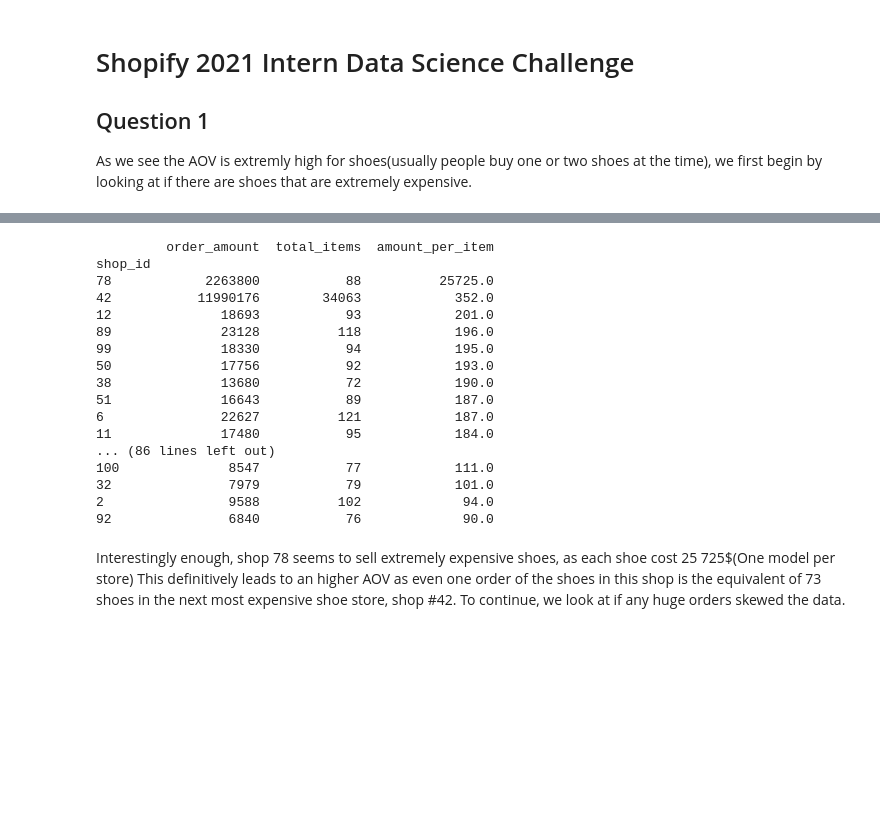
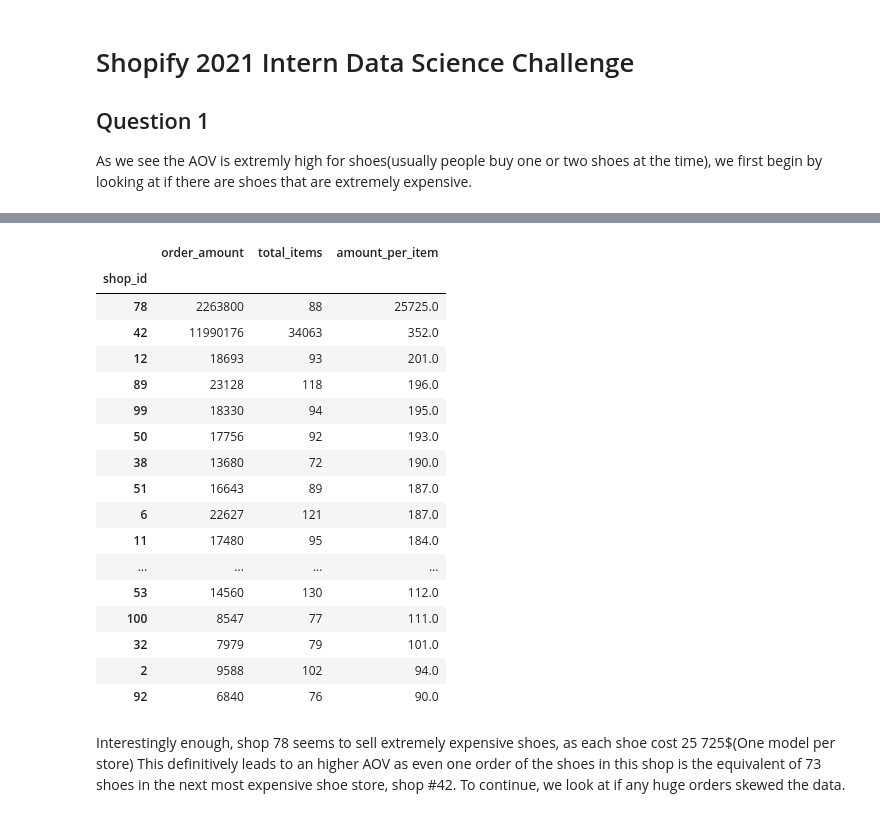
Before and after one commit to CaptchaTW/Winter-2021-Data-Science-Intern-Challenge, a Jupyter notebook: 2021-Shopify-Intern-Data-Science-Challenge.ipynb, the cells around one changed output, grey strips where cells are left out. Cells and saved outputs as stored; diff of their text form; code cells hidden in the pictures; blank space fills up the shorter version.

```diff
--- a/2021-Shopify-Intern-Data-Science-Challenge.ipynb
+++ b/2021-Shopify-Intern-Data-Science-Challenge.ipynb
@@ -24,31 +24,32 @@ $( document ).ready(code_toggle);
 # %%
 import pandas as pd
 pd.set_option('display.max_rows', None)
 holder = pd.read_csv('2019 Winter Data Science Intern Challenge Data Set - Sheet1.csv')
 data= holder
 data = data[["shop_id","order_amount", "total_items"]]
 data= data.groupby("shop_id").sum()
 data["amount_per_item"] = data["order_amount"]/data["total_items"]
 data = data.sort_values(by=['amount_per_item'], ascending=False)
-print(data)
+data
 # %% [output]
-         order_amount  total_items  amount_per_item
-shop_id
-78            2263800           88          25725.0
-42           11990176        34063            352.0
-12              18693           93            201.0
-89              23128          118            196.0
-99              18330           94            195.0
-50              17756           92            193.0
-38              13680           72            190.0
-51              16643           89            187.0
-6               22627          121            187.0
-11              17480           95            184.0
-... (86 lines left out)
-100              8547           77            111.0
-32               7979           79            101.0
-2                9588          102             94.0
-92               6840           76             90.0
+|  | order_amount | total_items | amount_per_item |
+| shop_id |  |  |  |
+| 78 | 2263800 | 88 | 25725.0 |
+| 42 | 11990176 | 34063 | 352.0 |
+| 12 | 18693 | 93 | 201.0 |
+| 89 | 23128 | 118 | 196.0 |
+| 99 | 18330 | 94 | 195.0 |
+| 50 | 17756 | 92 | 193.0 |
+| 38 | 13680 | 72 | 190.0 |
+| 51 | 16643 | 89 | 187.0 |
+| 6 | 22627 | 121 | 187.0 |
+| 11 | 17480 | 95 | 184.0 |
+| ... | ... | ... | ... |
+| 53 | 14560 | 130 | 112.0 |
+| 100 | 8547 | 77 | 111.0 |
+| 32 | 7979 | 79 | 101.0 |
+| 2 | 9588 | 102 | 94.0 |
+| 92 | 6840 | 76 | 90.0 |
 # %% [markdown]
 Interestingly enough, shop 78 seems to sell extremely expensive shoes, as each shoe cost 25 725$(One model per store)
 This definitively leads to an higher AOV as even one order of the shoes in this shop is the equivalent of 73 shoes in the next most expensive shoe store, shop #42. To continue, we look at if any huge orders skewed the data.
```
Also changed, not shown: parts of 4 cells of this notebook.
